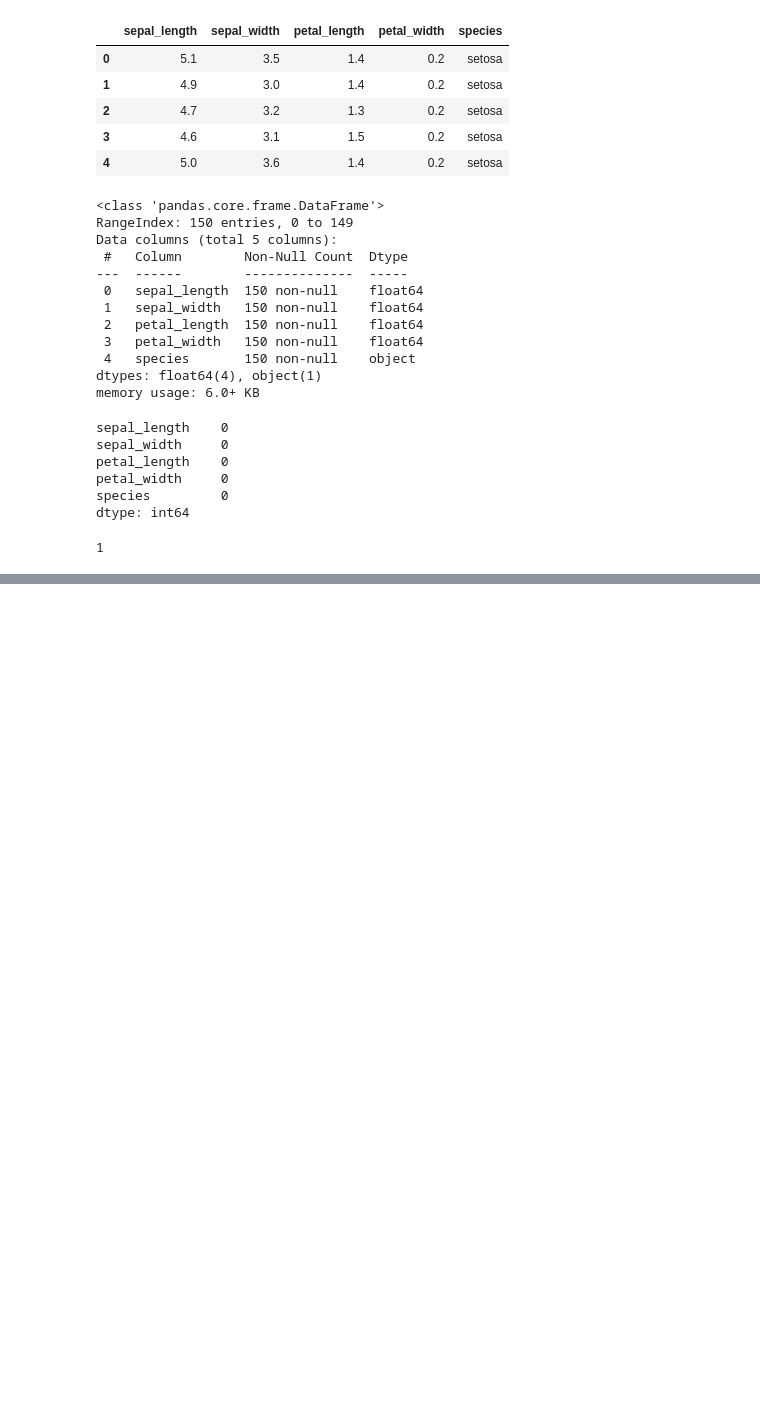
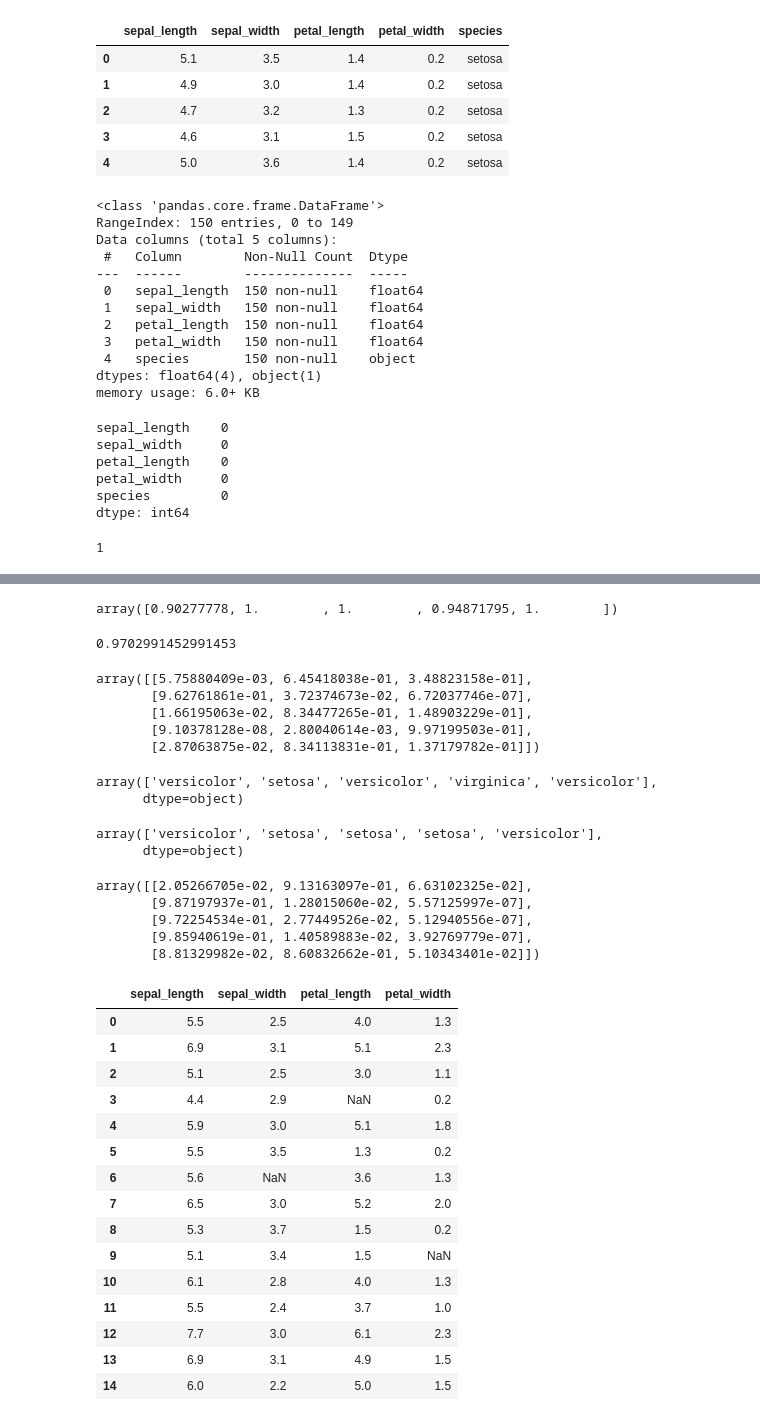
Before and after one commit to girme04/VS-code, a Jupyter notebook: Logistic Regression/logistic .ipynb, the cells around one changed output, grey strips where cells are left out. Drawn from its saved outputs; the diff is of its cells as text; code cells hidden in the pictures; blank space fills up the shorter version.

```diff
--- a/Logistic Regression/logistic .ipynb
+++ b/Logistic Regression/logistic .ipynb
@@ -42,0 +213,8 @@ df.duplicated().sum()
+# %%
+scores
+# %% [output]
+array([0.90277778, 1.        , 1.        , 0.94871795, 1.        ])
+# %%
+scores.mean()
+# %% [output]
+0.9702991452991453
@@ -42,0 +224,46 @@ df.duplicated().sum()
+# %%
+yprob_train[0:5]
+# %% [output]
+array([[5.75880409e-03, 6.45418038e-01, 3.48823158e-01],
+       [9.62761861e-01, 3.72374673e-02, 6.72037746e-07],
+       [1.66195063e-02, 8.34477265e-01, 1.48903229e-01],
+       [9.10378128e-08, 2.80040614e-03, 9.97199503e-01],
+       [2.87063875e-02, 8.34113831e-01, 1.37179782e-01]])
+# %%
+ypred_train[0:5]
+# %% [output]
+array(['versicolor', 'setosa', 'versicolor', 'virginica', 'versicolor'],
+      dtype=object)
+# %%
+ypred_test[0:5]
+# %% [output]
+array(['versicolor', 'setosa', 'setosa', 'setosa', 'versicolor'],
+      dtype=object)
+# %%
+yprob_test[0:5]
+# %% [output]
+array([[2.05266705e-02, 9.13163097e-01, 6.63102325e-02],
+       [9.87197937e-01, 1.28015060e-02, 5.57125997e-07],
+       [9.72254534e-01, 2.77449526e-02, 5.12940556e-07],
+       [9.85940619e-01, 1.40589883e-02, 3.92769779e-07],
+       [8.81329982e-02, 8.60832662e-01, 5.10343401e-02]])
+# %%
+xnew = pd.read_csv('iris_sample.csv')
+xnew
+# %% [output]
+|  | sepal_length | sepal_width | petal_length | petal_width |
+| 0 | 5.5 | 2.5 | 4.0 | 1.3 |
+| 1 | 6.9 | 3.1 | 5.1 | 2.3 |
+| 2 | 5.1 | 2.5 | 3.0 | 1.1 |
+| 3 | 4.4 | 2.9 | NaN | 0.2 |
+| 4 | 5.9 | 3.0 | 5.1 | 1.8 |
+| 5 | 5.5 | 3.5 | 1.3 | 0.2 |
+| 6 | 5.6 | NaN | 3.6 | 1.3 |
+| 7 | 6.5 | 3.0 | 5.2 | 2.0 |
+| 8 | 5.3 | 3.7 | 1.5 | 0.2 |
+| 9 | 5.1 | 3.4 | 1.5 | NaN |
+| 10 | 6.1 | 2.8 | 4.0 | 1.3 |
+| 11 | 5.5 | 2.4 | 3.7 | 1.0 |
+| 12 | 7.7 | 3.0 | 6.1 | 2.3 |
+| 13 | 6.9 | 3.1 | 4.9 | 1.5 |
+| 14 | 6.0 | 2.2 | 5.0 | 1.5 |
```
Also changed, not shown: parts of 36 cells of this notebook, 2 other files.
